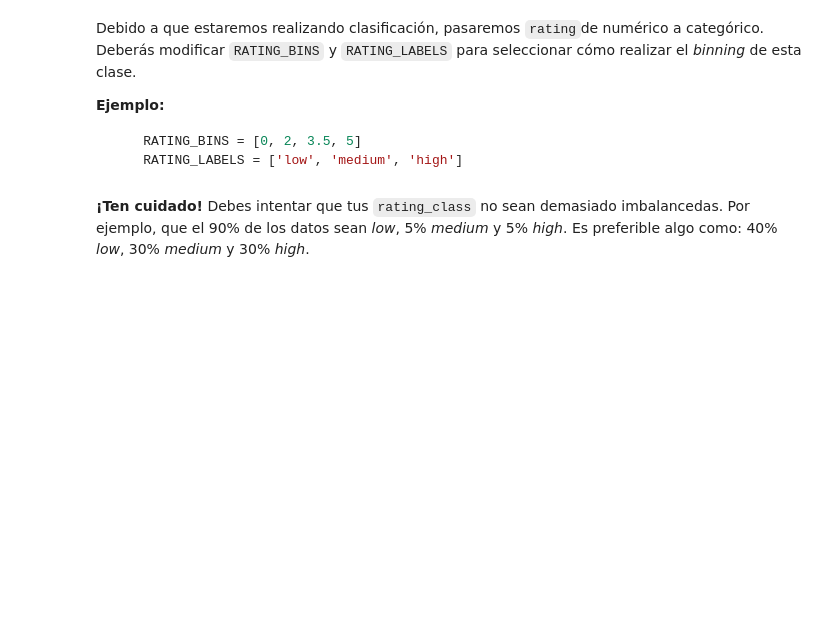
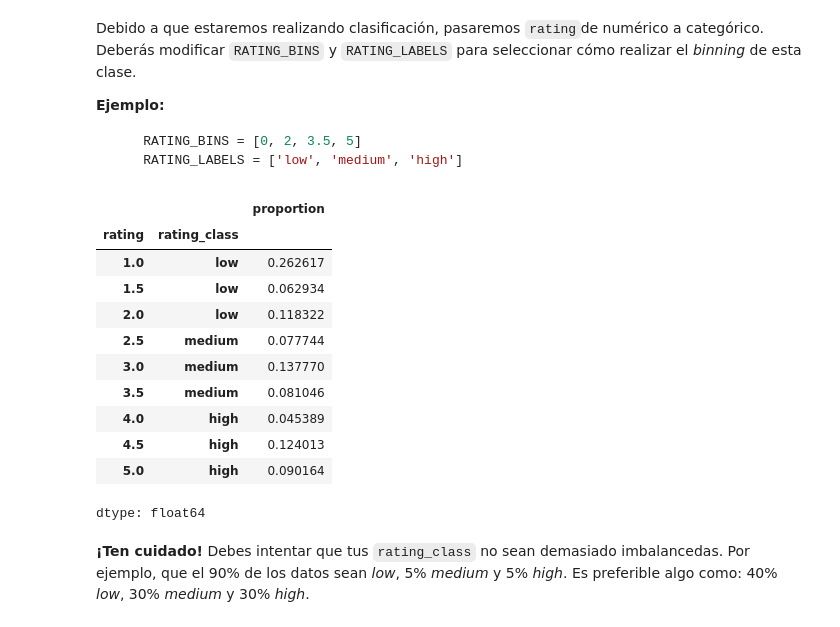
Before and after one commit to julvc/python_diplo, a Jupyter notebook: MP2.ipynb, the cells around one changed output. Drawn from its saved outputs; the diff is of its cells as text; code cells hidden in the pictures; blank space fills up the shorter version.

````diff
--- a/MP2.ipynb
+++ b/MP2.ipynb
@@ -154,14 +196,27 @@ y `RATING_LABELS` para seleccionar cómo realizar el *binning* de esta clase.
 ```
 # %%
 # Modifica RATING_BINS y RATING_LABELS según consideres.
-RATING_BINS = []
-RATING_LABELS = []
+RATING_BINS = [0,2,3.7,5]
+RATING_LABELS = ['low', 'medium', 'high']
 
 ################################################################################
 
 # ¡No modificar! Este código se encarga de crear la columna rating_class.
 df['rating_class'] = pd.cut(df['rating'], bins=RATING_BINS, labels=RATING_LABELS, include_lowest=True)
 df.value_counts(['rating', 'rating_class'], normalize=True, sort=False, dropna=False)
+# %% [output]
+|  |  | proportion |
+| rating | rating_class |  |
+| 1.0 | low | 0.262617 |
+| 1.5 | low | 0.062934 |
+| 2.0 | low | 0.118322 |
+| 2.5 | medium | 0.077744 |
+| 3.0 | medium | 0.137770 |
+| 3.5 | medium | 0.081046 |
+| 4.0 | high | 0.045389 |
+| 4.5 | high | 0.124013 |
+| 5.0 | high | 0.090164 |
+dtype: float64
 # %% [markdown]
 **¡Ten cuidado!** Debes intentar que tus `rating_class` no sean demasiado imbalancedas. Por ejemplo, que el 90% de los datos
 sean *low*, 5% *medium* y 5% *high*. Es preferible algo como: 40% *low*, 30% *medium* y 30% *high*.
````
Also changed, not shown: parts of 7 cells of this notebook.
